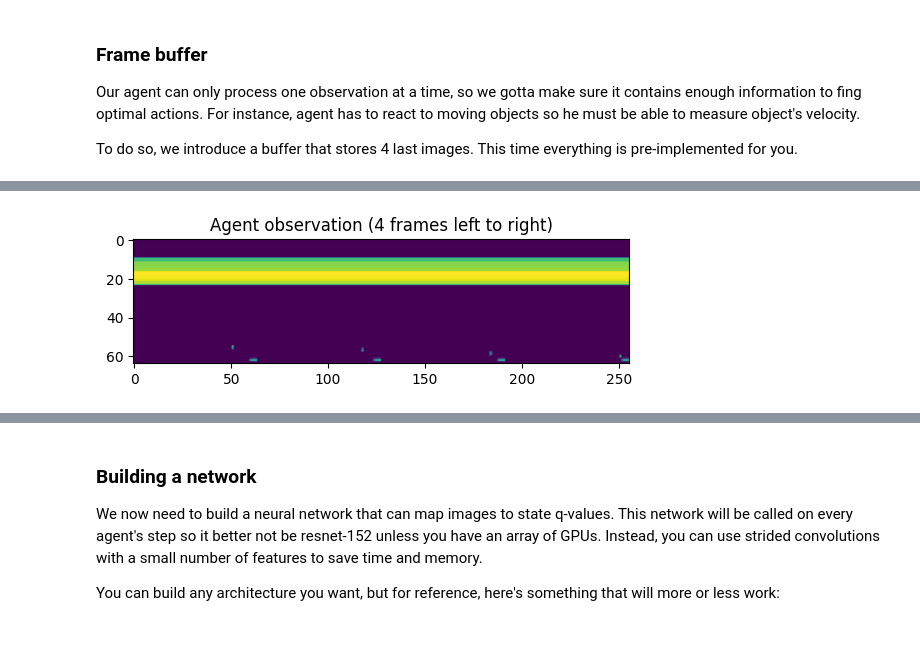
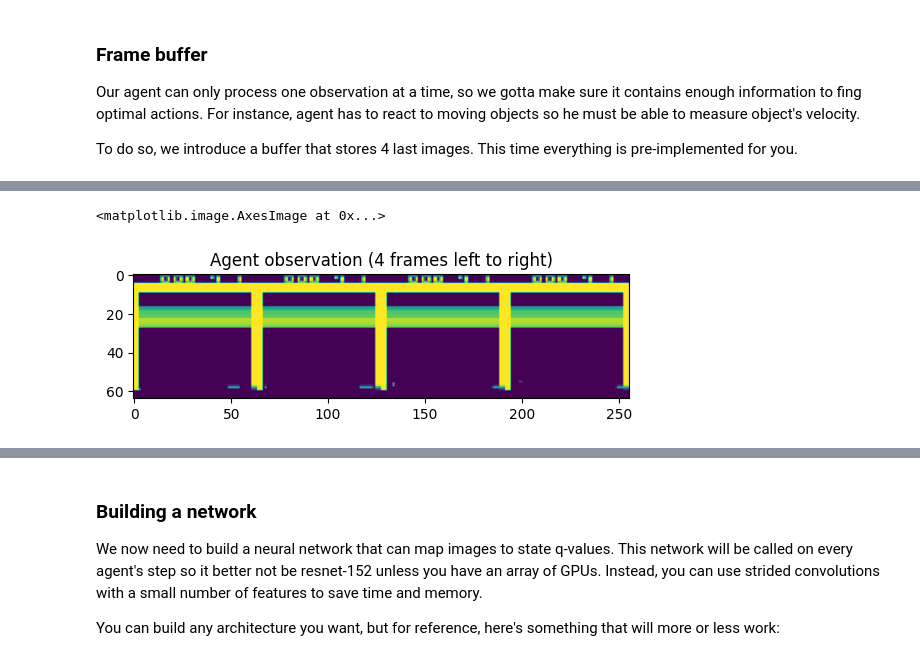
Before and after one commit to DonChaka/DRL, a Jupyter notebook: Lab. 8.ipynb, the cells around one changed output, grey strips where cells are left out. Saved outputs shown, nothing was run; the diff lists cells and outputs as text; code cells hidden in the pictures.

```diff
--- a/Lab. 8.ipynb
+++ b/Lab. 8.ipynb
@@ -44,7 +44,7 @@ class PreprocessAtari(ObservationWrapper):
         ObservationWrapper.__init__(self, env)
 
         self.img_size = (64, 64)
-        self.observation_space = Box(0.0, 1.0, (self.img_size[0], self.img_size[1], 1))
+        self.observation_space = Box(0.0, 1.0, (1, self.img_size[0], self.img_size[1]))
 
     def observation(self, img):
         """what happens to each observation"""
@@ -57,11 +57,12 @@ class PreprocessAtari(ObservationWrapper):
         #  * Cast image to grayscale.
         #  * Convert image pixels to (0, 1) range, float32 type.
         img = cv2.cvtColor(img, cv2.COLOR_BGR2GRAY)
-        img = img[32:195, 8:152]
+        # img = img[32:195, 8:152]
         img = img / 255
         img = cv2.resize(img, self.img_size)
+        img = np.expand_dims(img, axis=0)
 
-        return img[..., None].astype(np.float32)
+        return img.astype(np.float32)
 # %% [markdown]
 ### Frame buffer
 
@@ -114,7 +115,7 @@ class FrameBuffer(Wrapper):
 def make_env():
     env = gym.make("BreakoutDeterministic-v4")
     env = PreprocessAtari(env)
-    env = FrameBuffer(env, n_frames=4, dim_order='tensorflow')
+    env = FrameBuffer(env, n_frames=4, dim_order='pytorch')
     return env
 
 env = make_env()
@@ -229,14 +283,19 @@ class DDQNAgent:
 # %%
+from einops import rearrange
+
 env.reset()
 for _ in range(50):
     obs, _, _, _ = env.step(env.action_space.sample())
 
 
 plt.title("Game image")
 # plt.imshow(env.render("rgb_array"))
 # plt.show()
 plt.title("Agent observation (4 frames left to right)")
-plt.imshow(obs.transpose([0,2,1]).reshape([env.observation_space.shape[0],-1]));
+obs = np.c_[obs[0], obs[1], obs[2], obs[3]]
+# obs = rearrange(obs, 'c h w -> h (w c)')
+plt.imshow(obs)
 # %% [output]
+<matplotlib.image.AxesImage at 0x...>
-[figure, old version]
+[figure, new version]
 # %%
```
Also changed, not shown: parts of 17 cells of this notebook.
